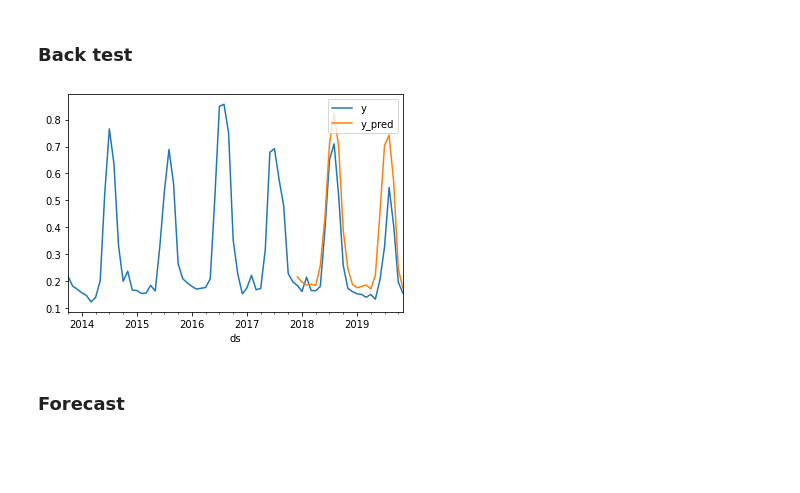
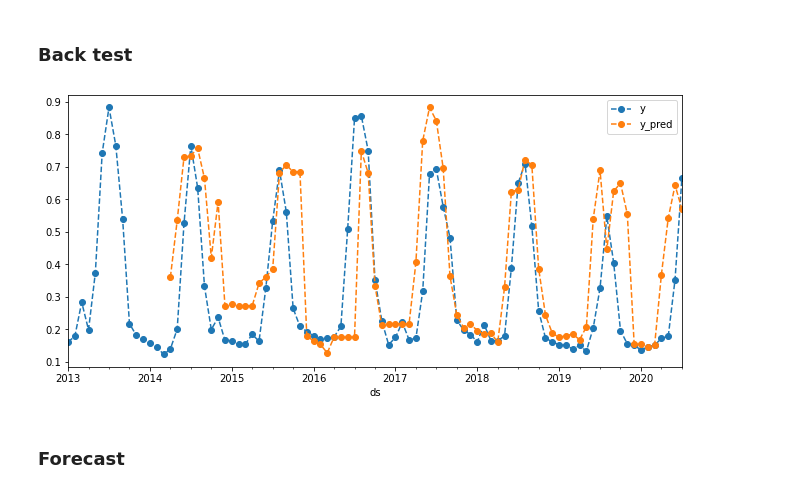
Before and after one commit to cbur24/vegetation_forecasts, a Jupyter notebook: ml-forecast_1D.ipynb, the cells around one changed output. Cells and saved outputs as stored; diff of their text form; code cells hidden in the pictures; blank space fills up the shorter version.

```diff
--- a/ml-forecast_1D.ipynb
+++ b/ml-forecast_1D.ipynb
@@ -145,8 +143,8 @@ TimeSeries(freq=<MonthEnd>, transforms=['lag-1', 'lag-2', 'lag-3', 'lag-4', 'rol
 # %% [markdown]
 ### Perform a back test
 # %%
-n_windows = 3
-window_size = 12
+n_windows = 20
+window_size = 4
 fcst = mlf.forecast.Forecast(model, ts)
 backtest_results = fcst.backtest(ndvi, n_windows, window_size)
 # %%
@@ -222,8 +220,8 @@ TimeSeries(freq=<MonthEnd>, transforms=['lag-1', 'lag-2', 'lag-3', 'lag-4', 'rol
 # %% [markdown]
 ### Back test
 # %%
-n_windows = 3
-window_size = 12
+n_windows = 20
+window_size = 4
 fcst = DistributedForecast(model, ts)
 backtest_results = fcst.backtest(lazy_ndvi, n_windows, window_size)
 # %%
@@ -236,10 +234,10 @@ results = pd.concat(w)
 # %%
 agg_results = results.groupby('ds').sum()
 history = ndvi[ndvi.ds < agg_results.index.min()]
 agg_history = history.groupby('ds')[['y']].sum().tail(50)
-agg_history.append(agg_results).plot();
+agg_history.append(agg_results).plot(figsize=(11,5),linestyle='dashed', marker='o');
 # %% [output]
-[figure, old version]
+[figure, new version]
 # %% [markdown]
 ### Forecast
 # %%
```
Also changed, not shown: parts of 5 cells of this notebook, 1 other file.
